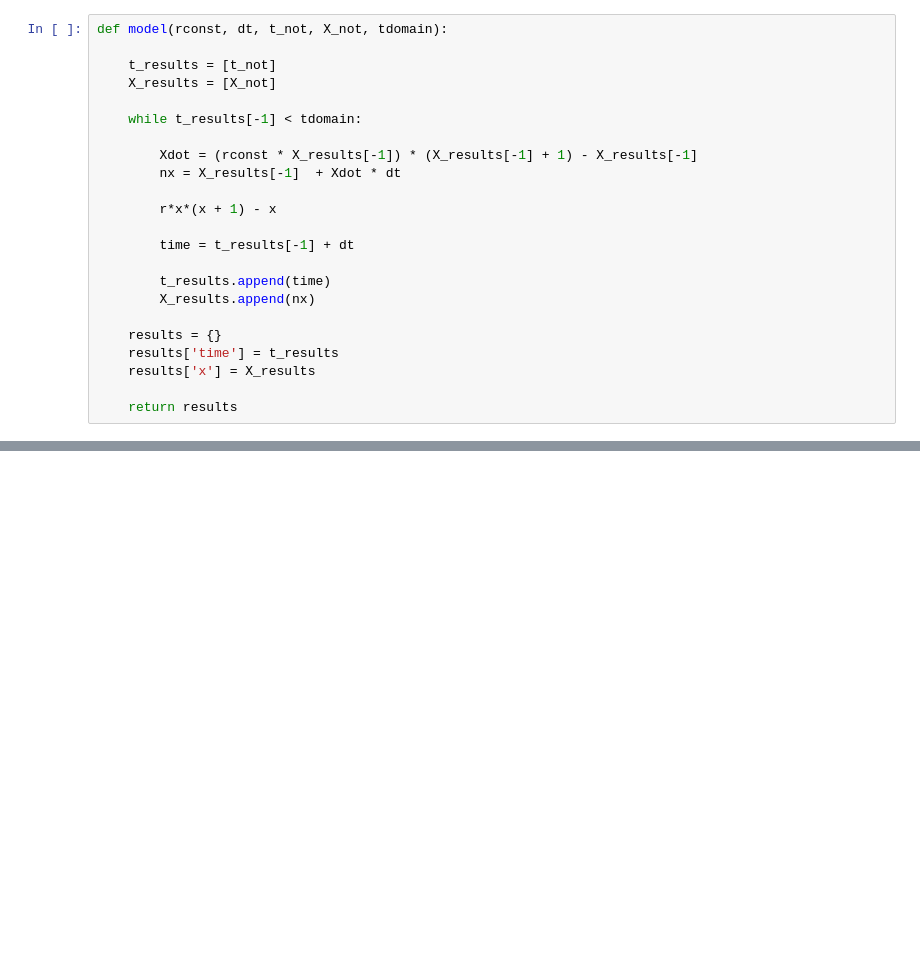
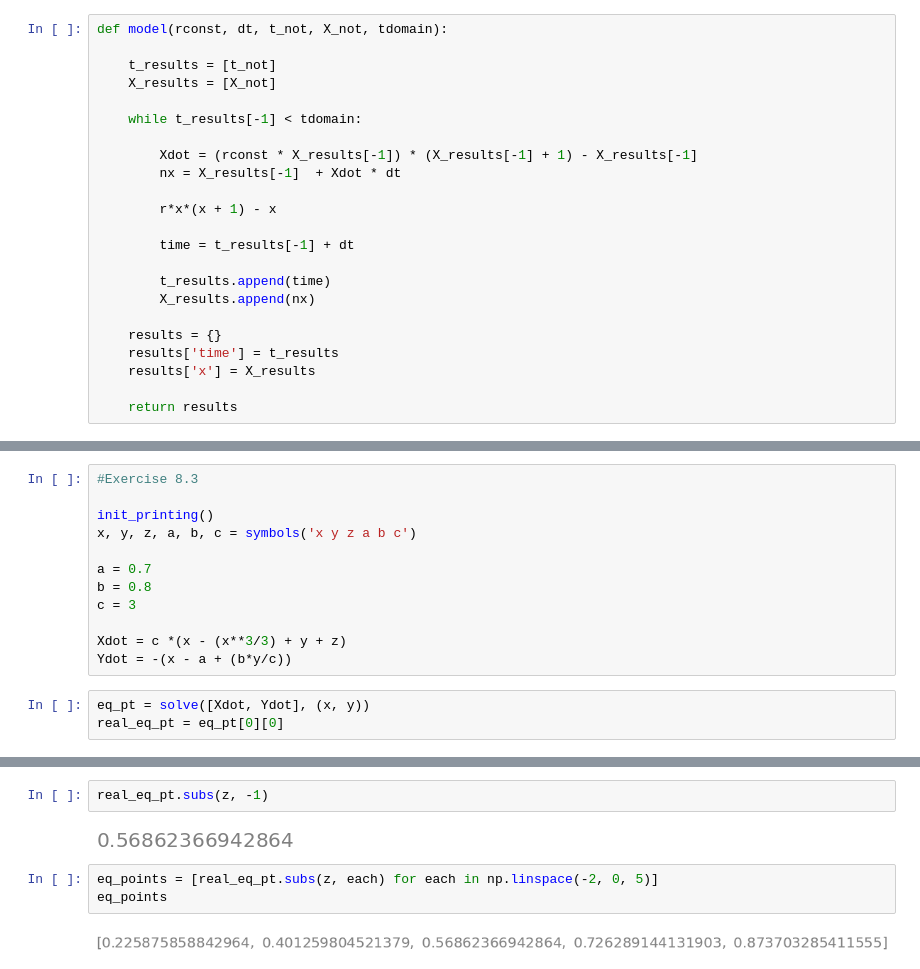
Before and after one commit to grantaguinaldo/ssie, a Jupyter notebook: ssie523/chapter-08-problems.ipynb, the cells around one changed output, grey strips where cells are left out. Saved outputs shown, nothing was run; the diff lists cells and outputs as text; blank space fills up the shorter version.

```diff
--- a/ssie523/chapter-08-problems.ipynb
+++ b/ssie523/chapter-08-problems.ipynb
@@ -198,0 +287,15 @@ plt.show()
+# %%
+#Exercise 8.3
+
+init_printing()
+x, y, z, a, b, c = symbols('x y z a b c')
+
+a = 0.7
+b = 0.8
+c = 3
+
+Xdot = c *(x - (x**3/3) + y + z)
+Ydot = -(x - a + (b*y/c))
+# %%
+eq_pt = solve([Xdot, Ydot], (x, y))
+real_eq_pt = eq_pt[0][0]
@@ -198,0 +306,9 @@ plt.show()
+# %%
+real_eq_pt.subs(z, -1)
+# %% [output]
+[figure, added]
+# %%
+eq_points = [real_eq_pt.subs(z, each) for each in np.linspace(-2, 0, 5)]
+eq_points
+# %% [output]
+[figure, added]
```
Also changed, not shown: parts of 38 cells of this notebook.
